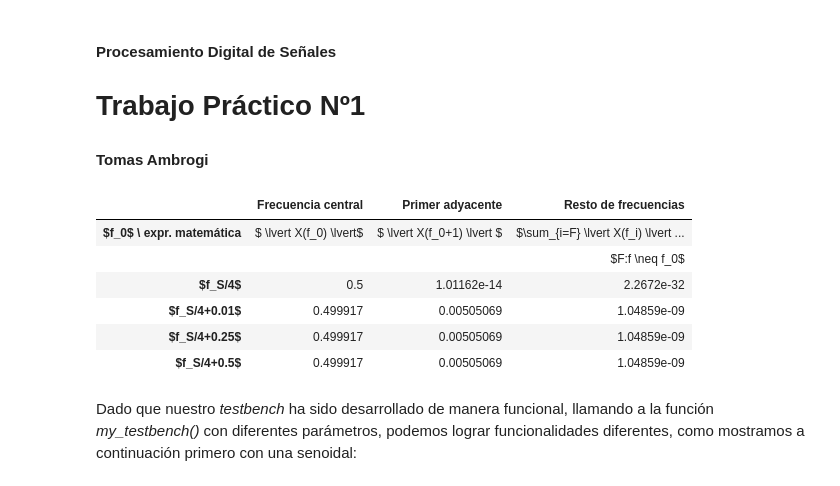
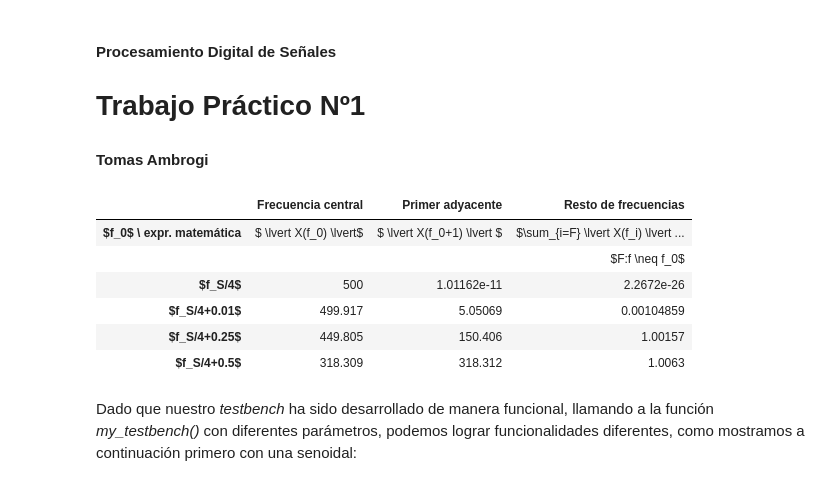
Before and after one commit to tomiambro/gibio, a Jupyter notebook: fourier.ipynb, the cells around one changed output. Cells and saved outputs as stored; diff of their text form; code cells hidden in the pictures.

```diff
--- a/fourier.ipynb
+++ b/fourier.ipynb
@@ -49,14 +49,14 @@ ff = np.linspace(-N/2, (N/2)*df, N).flatten()
 
 
 [tt, s0] = generador_senoidal(fs, fo + fd[0], N)
-[_, s1] = generador_senoidal(fs, fo + fd[1], N)
-[_, s2] = generador_senoidal(fs, fo + fd[2], N)
-[_, s3] = generador_senoidal(fs, fo + fd[3], N)
+[tt, s1] = generador_senoidal(fs, fo + fd[1], N)
+[tt, s2] = generador_senoidal(fs, fo + fd[2], N)
+[tt, s3] = generador_senoidal(fs, fo + fd[3], N)
 
-S0 = np.fft.fft(s0)/N
-S1 = np.fft.fft(s1)/N
-S2 = np.fft.fft(s2)/N
-S3 = np.fft.fft(s3)/N
+S0 = np.fft.fft(s0)
+S1 = np.fft.fft(s1)
+S2 = np.fft.fft(s2)
+S3 = np.fft.fft(s3)
 M0 = (fo + fd[0]) * N / fs
 M1 = (fo + fd[1]) * N / fs
 M2 = (fo + fd[2]) * N / fs
@@ -67,45 +67,43 @@ M3 = (fo + fd[3]) * N / fs
 tus_resultados = [ ['$ \lvert X(f_0) \lvert$', '$ \lvert X(f_0+1) \lvert $', '$\sum_{i=F} \lvert X(f_i) \lvert ^2 $'],
                    ['',                        '',                           '$F:f \neq f_0$'],
                   ['', '', ''], # <-- acá debería haber numeritos :)
                   ['', '', ''], # <-- acá debería haber numeritos :)
                   ['', '', ''], # <-- acá debería haber numeritos :)
                   ['', '', '']  # <-- acá debería haber numeritos :)
                  ]
 
 
 tus_resultados[2][0] = np.abs(S0[int(M0)])
 tus_resultados[3][0] = np.abs(S1[int(M1)])
-tus_resultados[4][0] = np.abs(S1[int(M1)])
-tus_resultados[5][0] = np.abs(S1[int(M1)])
+tus_resultados[4][0] = np.abs(S2[int(M1)])
+tus_resultados[5][0] = np.abs(S3[int(M1)])
 
 tus_resultados[2][1] = np.abs(S0[int(M0 + 1)])
 tus_resultados[3][1] = np.abs(S1[int(M1 + 1)])
-tus_resultados[4][1] = np.abs(S1[int(M1 + 1)])
-tus_resultados[5][1] = np.abs(S1[int(M1 + 1)])
-
-
+tus_resultados[4][1] = np.abs(S2[int(M1 + 1)])
+tus_resultados[5][1] = np.abs(S3[int(M1 + 1)])
 for x in ff:
   tus_resultados[2][2] = np.power(np.abs(S0[int(x)]), 2)
   tus_resultados[3][2] = np.power(np.abs(S1[int(x)]), 2)
-  tus_resultados[4][2] = np.power(np.abs(S1[int(x)]), 2)
-  tus_resultados[5][2] = np.power(np.abs(S1[int(x)]), 2)
+  tus_resultados[4][2] = np.power(np.abs(S2[int(x)]), 2)
+  tus_resultados[5][2] = np.power(np.abs(S3[int(x)]), 2)
 
 df = DataFrame(tus_resultados, columns=['Frecuencia central', 'Primer adyacente', 'Resto de frecuencias'],
                index=['$f_0$ \ expr. matemática',
                       '',
                       '$f_S/4$',
                       '$f_S/4+0.01$',
                       '$f_S/4+0.25$',
                       '$f_S/4+0.5$'])
 HTML(df.to_html())
 # %% [output]
 |  | Frecuencia central | Primer adyacente | Resto de frecuencias |
 | $f_0$ \ expr. matemática | $ \lvert X(f_0) \lvert$ | $ \lvert X(f_0+1) \lvert $ | $\sum_{i=F} \lvert X(f_i) \lvert ... |
 |  |  |  | $F:f \neq f_0$ |
-| $f_S/4$ | 0.5 | 1.01162e-14 | 2.2672e-32 |
-| $f_S/4+0.01$ | 0.499917 | 0.00505069 | 1.04859e-09 |
-| $f_S/4+0.25$ | 0.499917 | 0.00505069 | 1.04859e-09 |
-| $f_S/4+0.5$ | 0.499917 | 0.00505069 | 1.04859e-09 |
+| $f_S/4$ | 500 | 1.01162e-11 | 2.2672e-26 |
+| $f_S/4+0.01$ | 499.917 | 5.05069 | 0.00104859 |
+| $f_S/4+0.25$ | 449.805 | 150.406 | 1.00157 |
+| $f_S/4+0.5$ | 318.309 | 318.312 | 1.0063 |
 # %% [markdown]
 Dado que nuestro *testbench* ha sido desarrollado de manera funcional, llamando a la función *my_testbench()* con diferentes parámetros, podemos lograr funcionalidades diferentes, como mostramos a continuación primero con una senoidal:
 # %%
```
Also changed, not shown: 1 other file.
